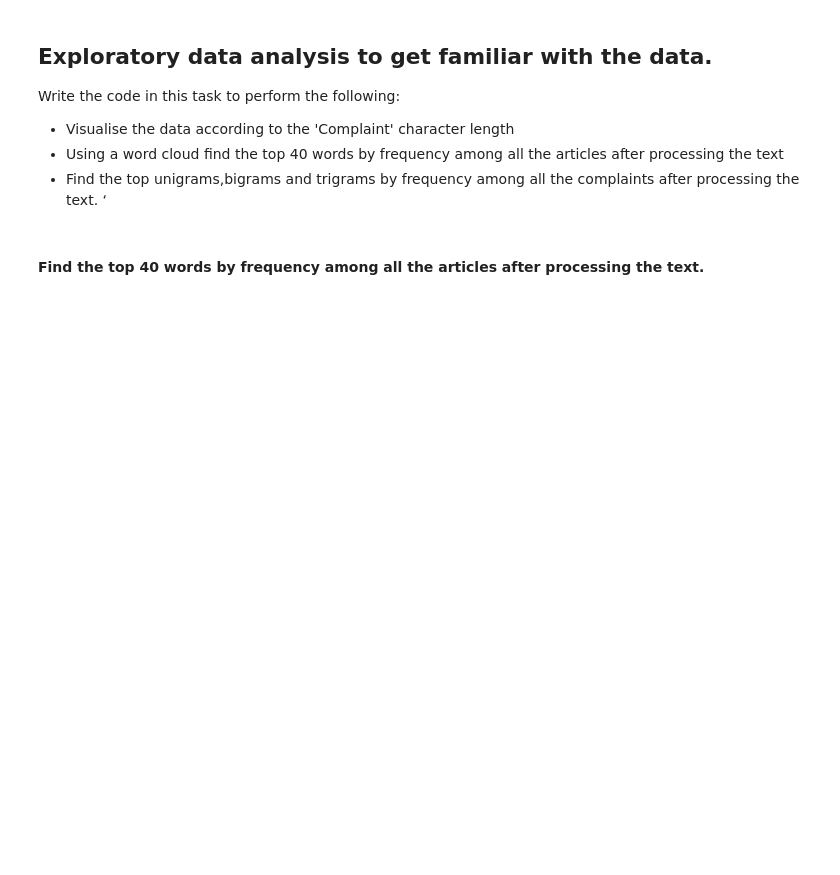
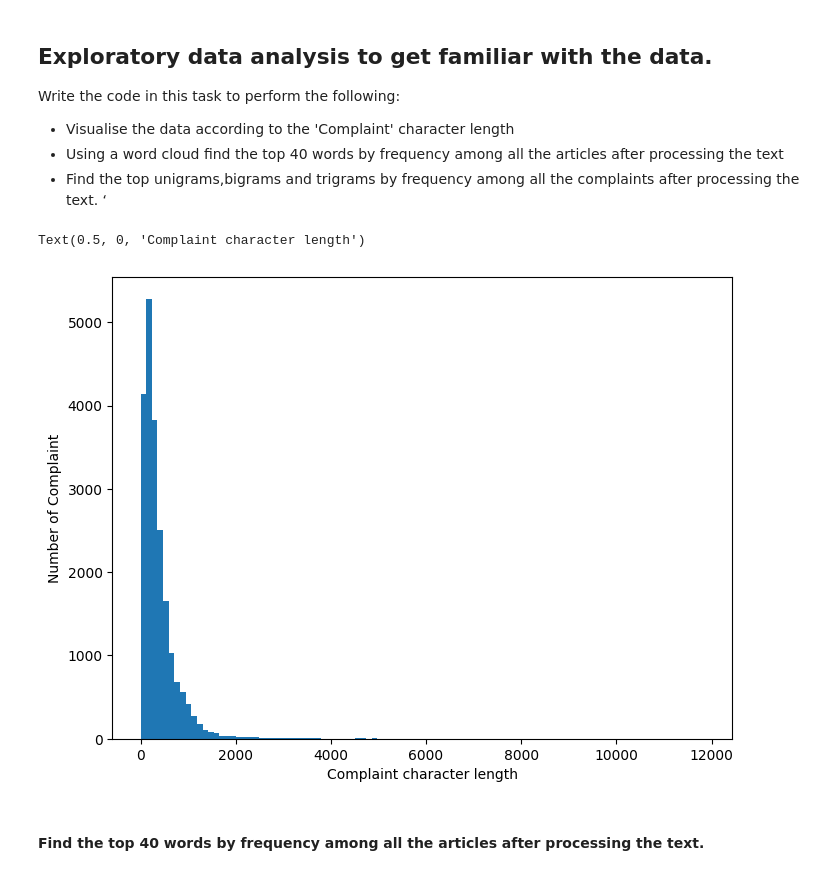
Before and after one commit to Aswani-ReddyKV/Automatic_Ticket_Classification, a Jupyter notebook: Automatic_Ticket_Classification_Assignment.ipynb, the cells around one changed output. Drawn from its saved outputs; the diff is of its cells as text; code cells hidden in the pictures; blank space fills up the shorter version.

```diff
--- a/Automatic_Ticket_Classification_Assignment.ipynb
+++ b/Automatic_Ticket_Classification_Assignment.ipynb
@@ -199,15 +199,20 @@ df_clean['complaint_cleaned_data'] = df['complaint_what_happened'].apply(lambda
 # %%
 #Apply clean_data and update to new dataframe
 df_clean['complaint_lemmatized_data'] = df_clean['complaint_cleaned_data'].apply(lambda x: lemmatize_data(x))
-# %%
-#Write your function to extract the POS tags
-
-def pos_tag(text):
-  # write your code here
-
-
-
-df_clean["complaint_POS_removed"] =  #this column should contain lemmatized text with all the words removed which have tags other than NN[tag == "NN"].
+# %%
+#Write your function to extract the POS tags
+from tqdm import tqdm
+
+def pos_tag(text):
+  pos_sentences = []
+  for doc in tqdm(nlp.pipe(text)):
+    sent = [token.text for token in doc if token.tag_ == 'NN']
+    pos_sentences.append(' '.join(sent))
+  return pos_sentences
+
+
+
+df_clean["complaint_POS_removed"] =  pos_tag(df_clean['complaint_lemmatized_data'])
 # %%
 #The clean dataframe should now contain the raw complaint, lemmatized complaint and the complaint after removing POS tags.
 df_clean
@@ -221,6 +240,14 @@ Write the code in this task to perform the following:
 *   Find the top unigrams,bigrams and trigrams by frequency among all the complaints after processing the text. ‘
 # %%
 # Write your code here to visualise the data according to the 'Complaint' character length
+plt.figure(figsize=(8,6))
+doc_lens = [len(d) for d in df_clean.complaint_POS_removed]
+plt.hist(doc_lens, bins = 100)
+plt.ylabel('Number of Complaint')
+plt.xlabel('Complaint character length')
+# %% [output]
+Text(0.5, 0, 'Complaint character length')
+[figure, added]
 # %% [markdown]
 #### Find the top 40 words by frequency among all the articles after processing the text.
 # %%
```
Also changed, not shown: parts of 12 cells of this notebook.
